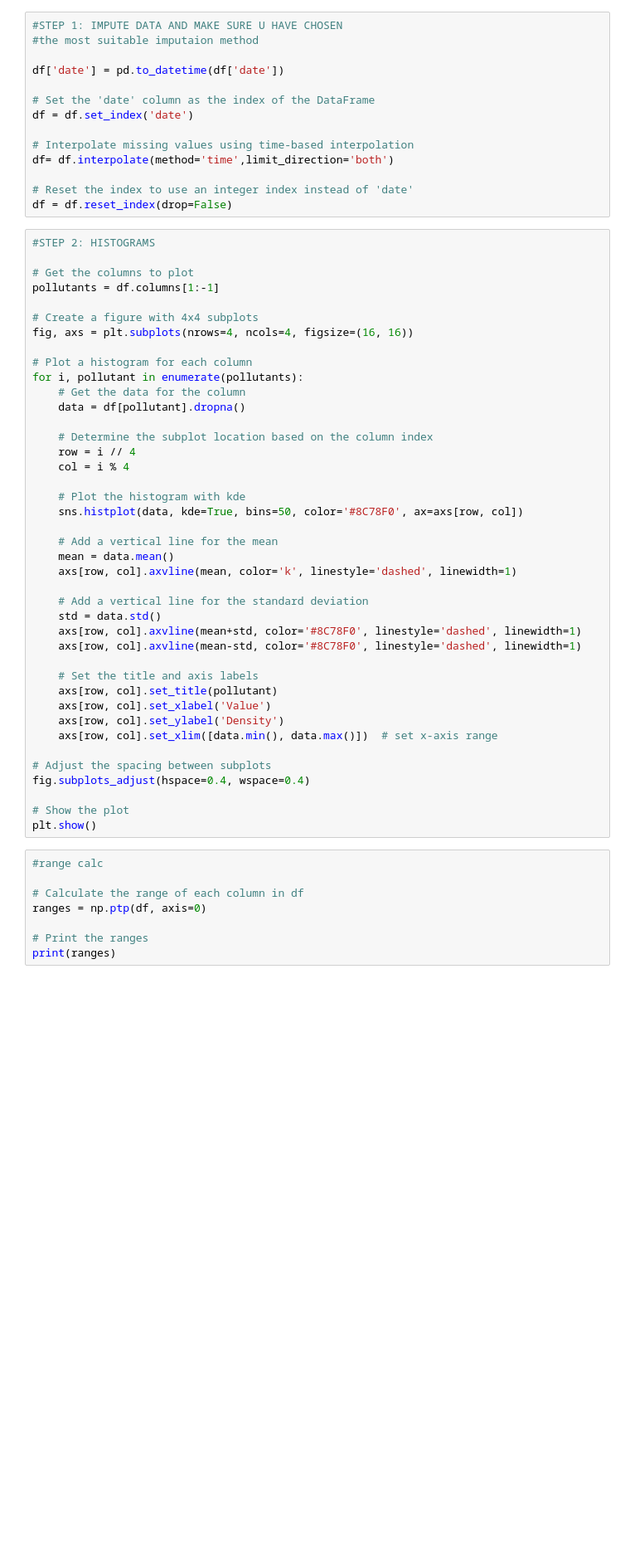
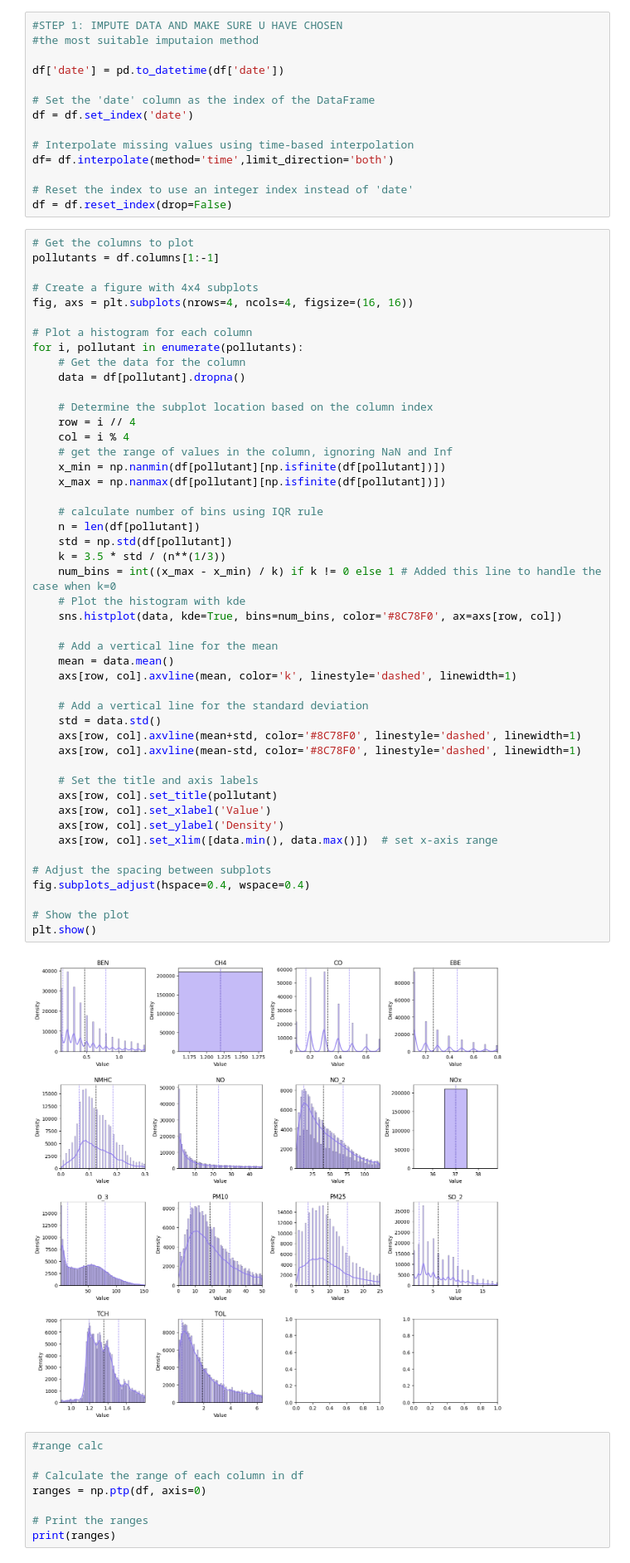
Before and after one commit to H-Elenh/Air-Pollutant-Data-Analysis-in-Apache-Spark-with-MCMC-Sampling-and-ML-techniques, a Jupyter notebook: diplw.ipynb, the cells around one changed output. Shown at 83% size. Saved outputs shown, nothing was run; the diff lists cells and outputs as text; blank space fills up the shorter version.

```diff
--- a/diplw.ipynb
+++ b/diplw.ipynb
@@ -24,8 +24,6 @@ df= df.interpolate(method='time',limit_direction='both')
 # Reset the index to use an integer index instead of 'date'
 df = df.reset_index(drop=False)
 # %%
-#STEP 2: HISTOGRAMS
-
 # Get the columns to plot
 pollutants = df.columns[1:-1]
 
@@ -36,34 +34,44 @@ fig, axs = plt.subplots(nrows=4, ncols=4, figsize=(16, 16))
 for i, pollutant in enumerate(pollutants):
     # Get the data for the column
     data = df[pollutant].dropna()
 
     # Determine the subplot location based on the column index
     row = i // 4
     col = i % 4
+    # get the range of values in the column, ignoring NaN and Inf
+    x_min = np.nanmin(df[pollutant][np.isfinite(df[pollutant])])
+    x_max = np.nanmax(df[pollutant][np.isfinite(df[pollutant])])
 
+    # calculate number of bins using IQR rule
+    n = len(df[pollutant])
+    std = np.std(df[pollutant])
+    k = 3.5 * std / (n**(1/3))
+    num_bins = int((x_max - x_min) / k) if k != 0 else 1 # Added this line to handle the case when k=0
     # Plot the histogram with kde
-    sns.histplot(data, kde=True, bins=50, color='#8C78F0', ax=axs[row, col])
+    sns.histplot(data, kde=True, bins=num_bins, color='#8C78F0', ax=axs[row, col])
 
     # Add a vertical line for the mean
     mean = data.mean()
     axs[row, col].axvline(mean, color='k', linestyle='dashed', linewidth=1)
 
     # Add a vertical line for the standard deviation
     std = data.std()
     axs[row, col].axvline(mean+std, color='#8C78F0', linestyle='dashed', linewidth=1)
     axs[row, col].axvline(mean-std, color='#8C78F0', linestyle='dashed', linewidth=1)
 
     # Set the title and axis labels
     axs[row, col].set_title(pollutant)
     axs[row, col].set_xlabel('Value')
     axs[row, col].set_ylabel('Density')
     axs[row, col].set_xlim([data.min(), data.max()])  # set x-axis range
 
 # Adjust the spacing between subplots
 fig.subplots_adjust(hspace=0.4, wspace=0.4)
 
 # Show the plot
 plt.show()
+# %% [output]
+[figure, added]
 # %%
 #range calc
 
```
Also changed, not shown: parts of 5 cells of this notebook, 2 other files.
